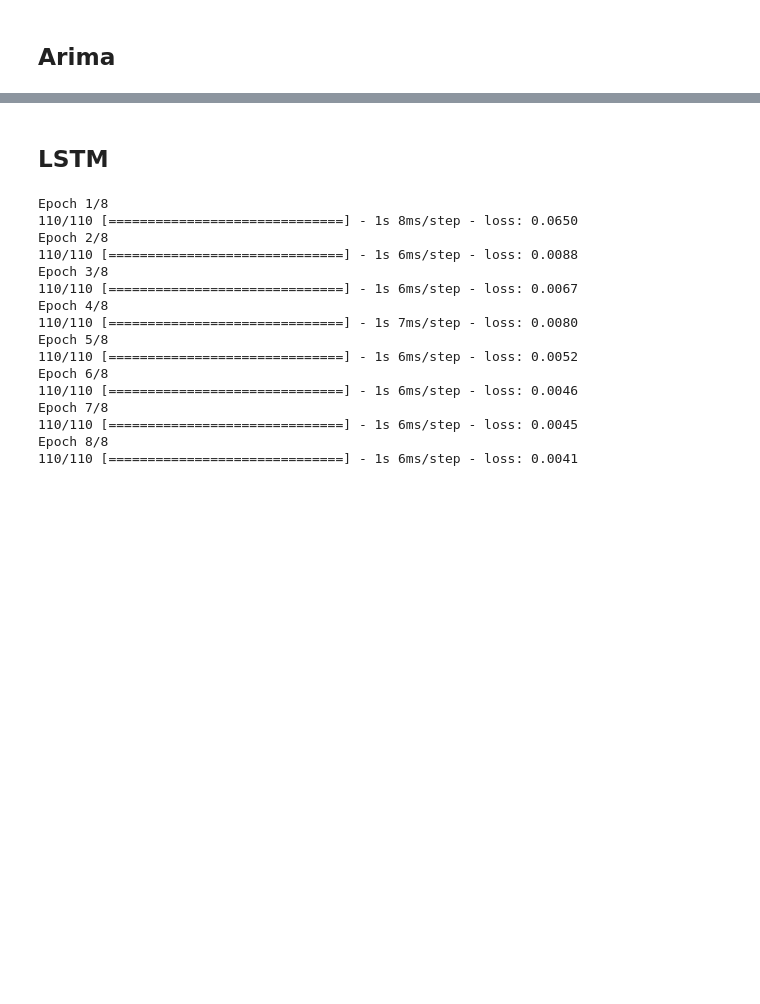
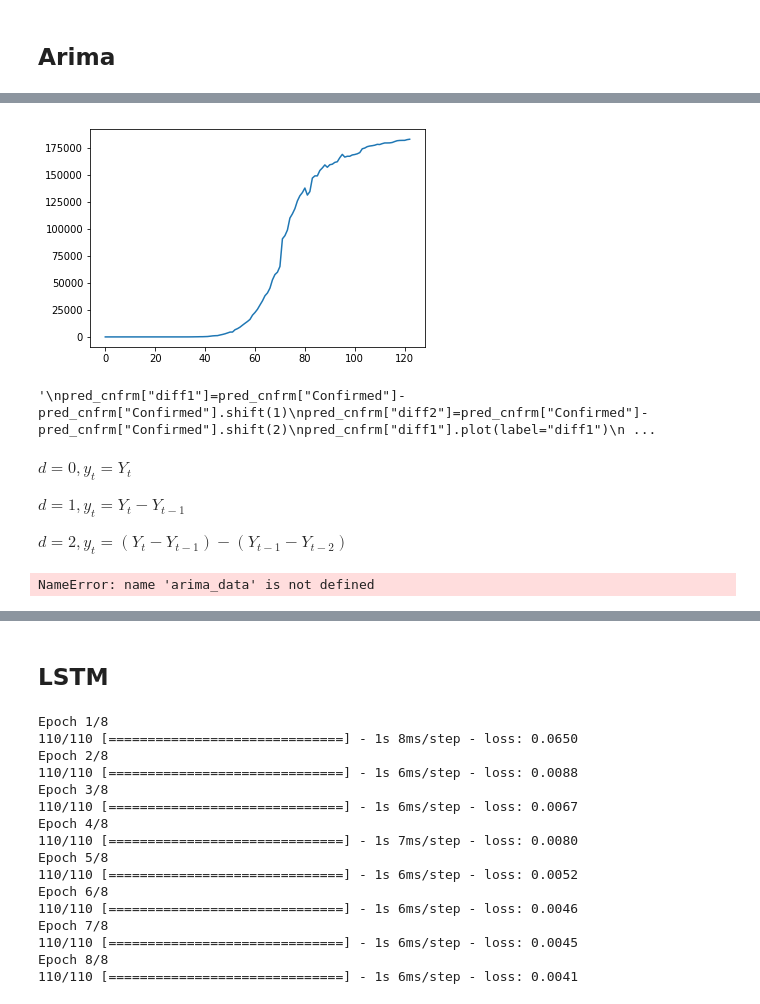
Before and after one commit to klchai/dashboard_coronavirus, a Jupyter notebook: server/prophet.ipynb, the cells around one changed output, grey strips where cells are left out. Drawn from its saved outputs; the diff is of its cells as text; code cells hidden in the pictures; blank space fills up the shorter version.

```diff
--- a/server/prophet.ipynb
+++ b/server/prophet.ipynb
@@ -70,2 +80,38 @@ from statsmodels.tsa.arima_model import ARIMA
 # %%
 pred_cnfrm = predgrp.loc[:,["Date","Confirmed"]]
+# %%
+plt.plot(pred_cnfrm["Confirmed"].values)
+plt.show()
+# %% [output]
+[figure, added]
+# %%
+"""
+pred_cnfrm["diff1"]=pred_cnfrm["Confirmed"]-pred_cnfrm["Confirmed"].shift(1)
+pred_cnfrm["diff2"]=pred_cnfrm["Confirmed"]-pred_cnfrm["Confirmed"].shift(2)
+pred_cnfrm["diff1"].plot(label="diff1")
+pred_cnfrm["diff2"].plot(label="diff2")
+#data.plot(color='darkgreen',label='Milk Production one difference')
+plt.legend(loc='upper left')
+from statsmodels.graphics.tsaplots import plot_pacf
+plot_pacf(pred_cnfrm["diff2"]).show()
+"""
+# %% [output]
+'\npred_cnfrm["diff1"]=pred_cnfrm["Confirmed"]-pred_cnfrm["Confirmed"].shift(1)\npred_cnfrm["diff2"]=pred_cnfrm["Confirmed"]-pred_cnfrm["Confirmed"].shift(2)\npred_cnfrm["diff1"].plot(label="diff1")\n ...
+# %% [markdown]
+$d=0, y_t=Y_t$
+
+$
+d=1,y_t=Y_t-Y_{t-1}
+$
+
+$
+d=2,
+y_t = (Y_t - Y_{t-1})-(Y_{t-1}-Y_{t-2})
+$
+# %%
+from statsmodels.tsa.stattools import adfuller as ADF
+print("Original ADF Results：\n",ADF(arima_data['count']))
+print("Diff1 ADF Results：\n",ADF(ts_diff1(arima_data['count'])))
+print("Diff2 ADF Results：\n",ADF(ts_diff2(arima_data['count'])))
+# %% [output]
+NameError: name 'arima_data' is not defined
```
Also changed, not shown: parts of 15 cells of this notebook.
